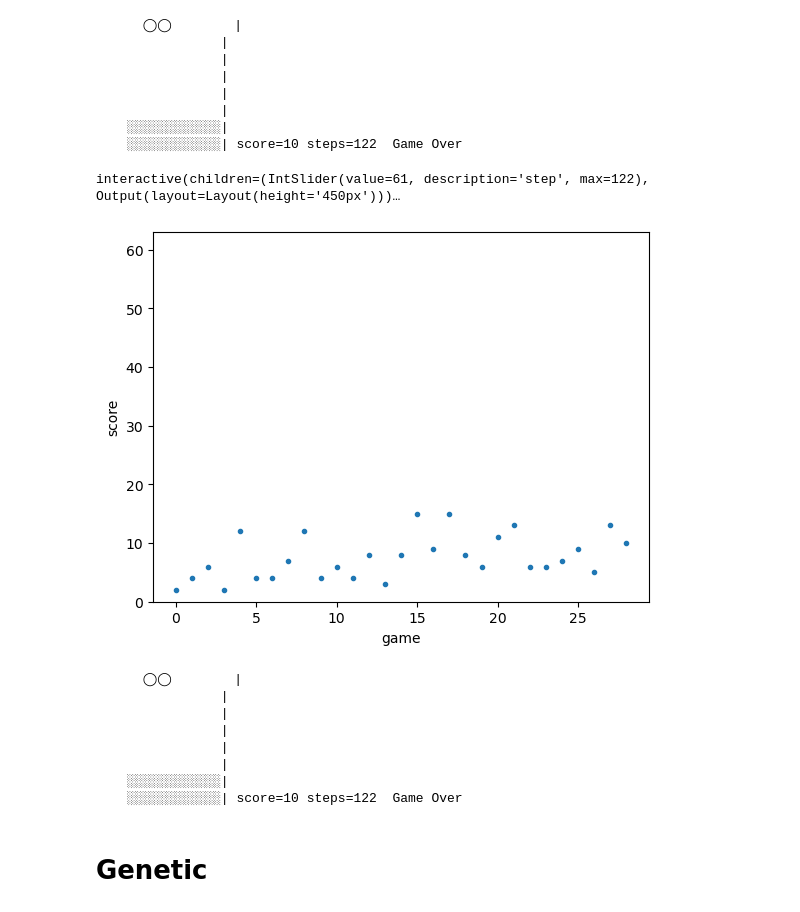
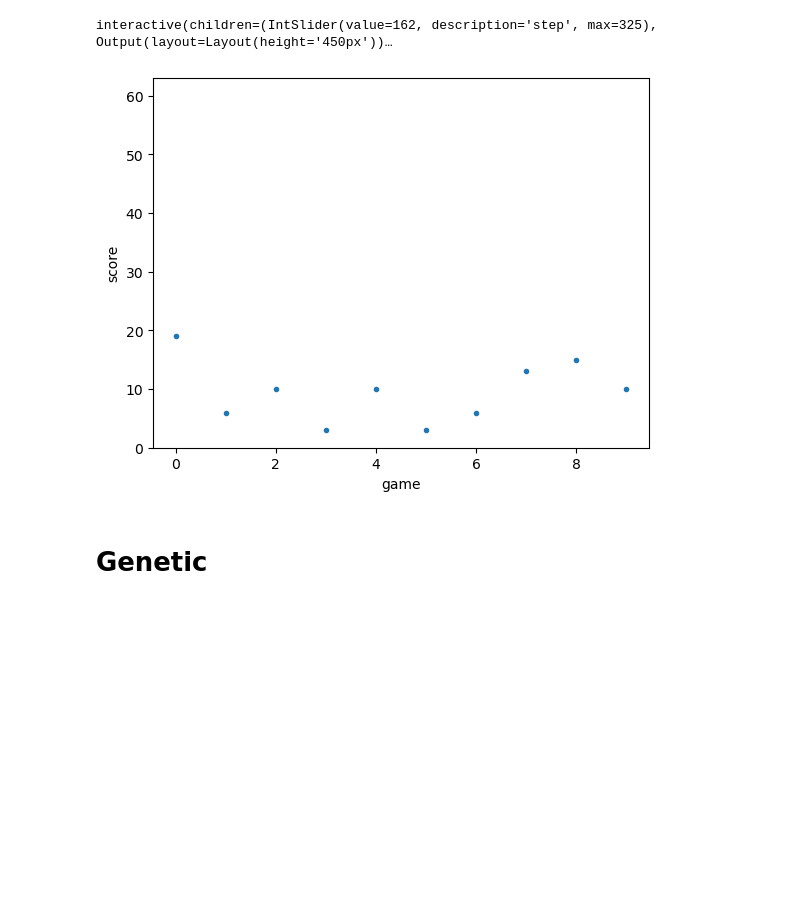
Before and after one commit to anetakahle/snake-ai, a Jupyter notebook: notebook.ipynb, the cells around one changed output. Cells and saved outputs as stored; diff of their text form; code cells hidden in the pictures; blank space fills up the shorter version.

```diff
--- a/notebook.ipynb
+++ b/notebook.ipynb
@@ -48,33 +21,9 @@ def play_games(Agent_class, n):
 # agent = Agent_hemilton_cycle()
 agent = Agent_simple_random()
 w = World()
-game(agent, w, plot=False)
+w.game(agent)
 w
+
+w.replay()
 # %% [output]
-      ◯◯        |
-                |
-                |
-                |
-                |
-                |
-    ░░░░░░░░░░░░|
-    ░░░░░░░░░░░░| score=10 steps=122  Game Over
+interactive(children=(IntSlider(value=162, description='step', max=325), Output(layout=Layout(height='450px'))…
-# %%
-w.replay()
-# %% [output]
-interactive(children=(IntSlider(value=61, description='step', max=122), Output(layout=Layout(height='450px')))…
-# %%
-play_games(Agent_simple_random, 29)
-# %% [output]
-[figure, removed]
-# %%
-w
-# %% [output]
-      ◯◯        |
-                |
-                |
-                |
-                |
-                |
-    ░░░░░░░░░░░░|
-    ░░░░░░░░░░░░| score=10 steps=122  Game Over
@@ -83,2 +30,9 @@ w
+# %%
+manager = Manager_simple(Agent_simple_random)
+
+manager.play_games()
+manager.plot()
+# %% [output]
+[figure, added]
 # %% [markdown]
 # Genetic
```
Also changed, not shown: parts of 26 cells of this notebook, 4 other files.
